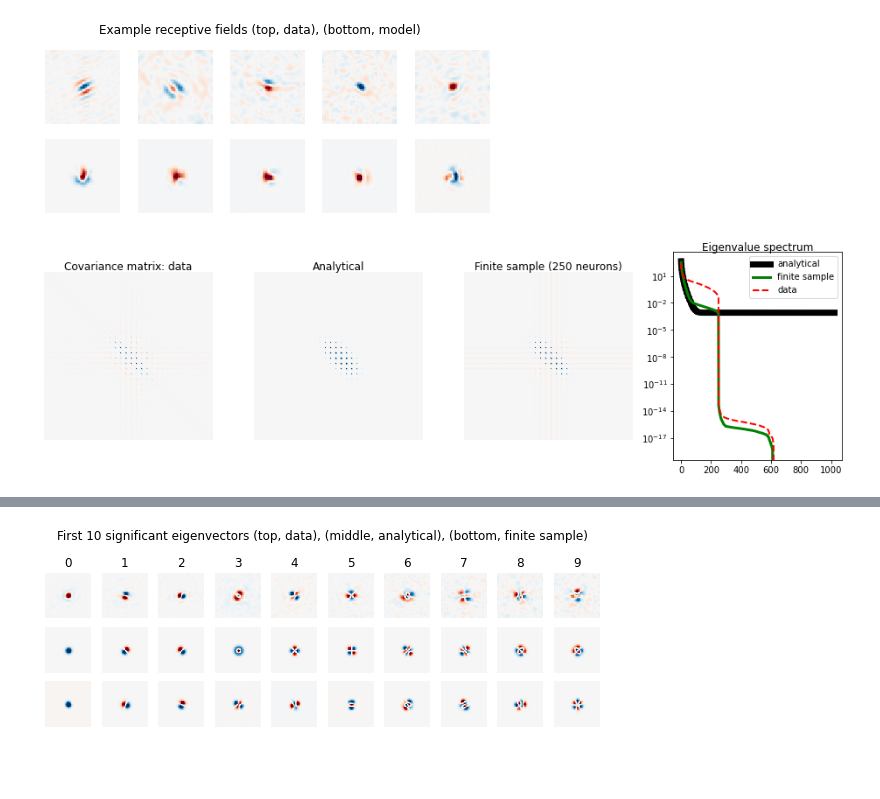
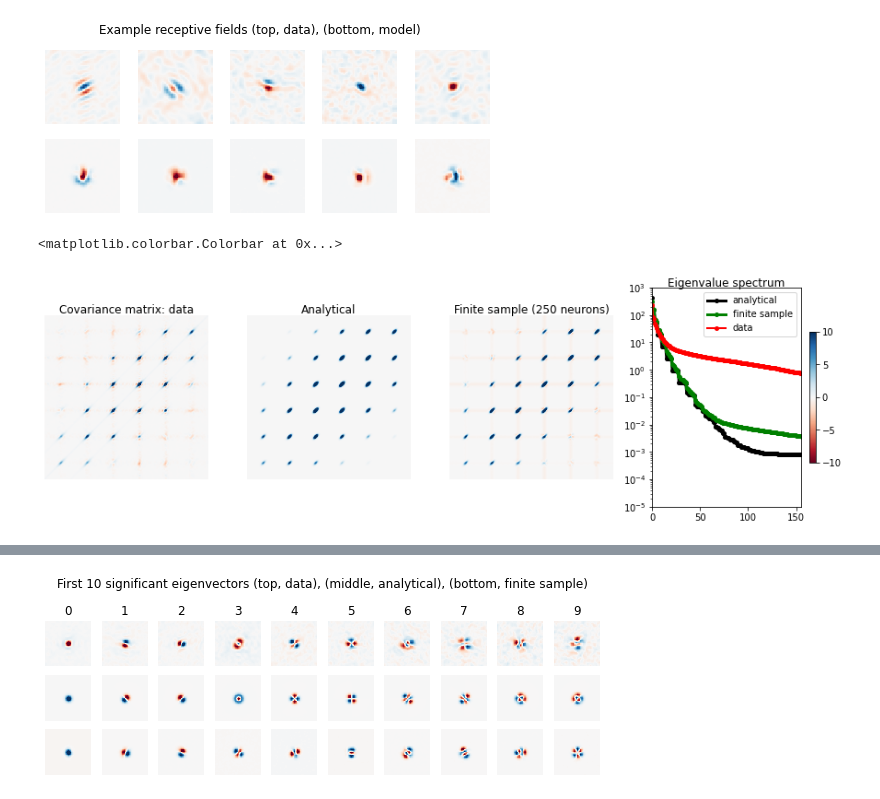
Before and after one commit to BruntonUWBio/structured-random-features, a Jupyter notebook: new_version/Ringach_V1_data.ipynb, the cells around one changed output, grey strips where cells are left out. Drawn from its saved outputs; the diff is of its cells as text; code cells hidden in the pictures; blank space fills up the shorter version.

```diff
--- a/new_version/Ringach_V1_data.ipynb
+++ b/new_version/Ringach_V1_data.ipynb
@@ -214,37 +209,48 @@ for i in range(5):
 # %% [output]
 [figure]
 # %%
-clim = 4
-fig = plt.figure(figsize=(13, 4))
+## Here positive values are much larger than negative values.
+## Adjust the color map accordingly. Set a wide range if centering colormap.
+clim = 10
+fig = plt.figure(figsize=(12, 4))
 ax = fig.add_subplot(141)
 plt.title('Covariance matrix: data', y=0.98)
 plt.imshow(C_data, cmap='RdBu')
 plt.clim(-clim, clim)
+plt.xlim(412, 612)
+plt.ylim(412, 612)
 plt.axis('off')
 # plt.colorbar()
 
 ax = fig.add_subplot(142)
 plt.title('Analytical', y=0.98)
 plt.imshow(C_model, cmap='RdBu')
 plt.clim(-clim, clim)
+plt.xlim(412, 612)
+plt.ylim(412, 612)
 plt.axis('off')
 # plt.colorbar()
 
 ax = fig.add_subplot(143)
 plt.title('Finite sample (250 neurons)', y=0.98)
 plt.imshow(C_model_finite_sample, cmap='RdBu')
 plt.clim(-clim, clim)
+plt.xlim(412, 612)
+plt.ylim(412, 612)
 plt.axis('off')
 # plt.colorbar()
 
 ax = fig.add_subplot(144)
 plt.title('Eigenvalue spectrum', y=0.98)
-plt.semilogy(np.flip(eigval_model), 'k-', lw=7,label='analytical')
-plt.semilogy(np.flip(eigval_model_finite_sample), '-g', lw=3,  label='finite sample')
-plt.semilogy(np.flip(eigval_data), 'r--', lw=2, label='data')
+plt.semilogy(np.flip(eigval_model), '-ok', lw=3, markersize=4, label='analytical')
+plt.semilogy(np.flip(eigval_model_finite_sample), '-og', lw=3, markersize=4, label='finite sample')
+plt.semilogy(np.flip(eigval_data), '-ro', lw=2, markersize=4, label='data')
+plt.xlim(0, 155)
+plt.ylim(1e-5, 1e3)
 plt.legend()
 plt.tight_layout()
-# plt.colorbar()
+plt.colorbar(fraction=0.04)
 # plt.savefig('results/ringach_data/covariance_matrices_centered_data.pdf')
 # %% [output]
+<matplotlib.colorbar.Colorbar at 0x...>
-[figure, old version]
+[figure, new version]
```
Also changed, not shown: parts of 23 cells of this notebook, 6 other files.
